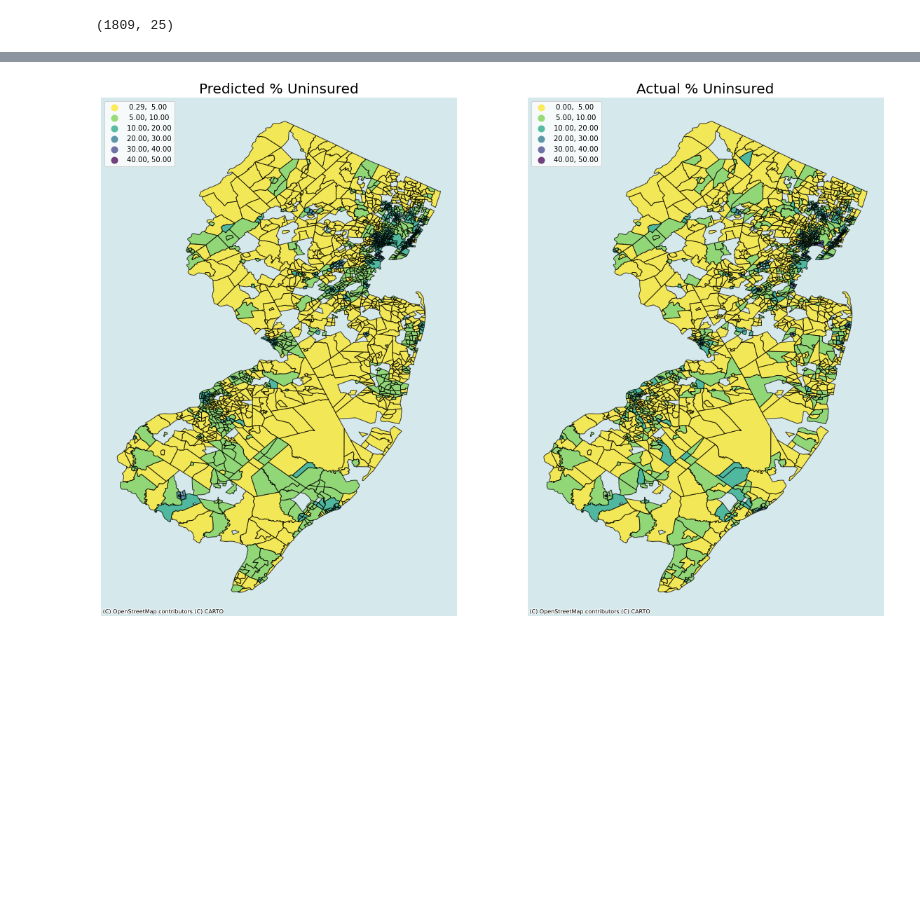
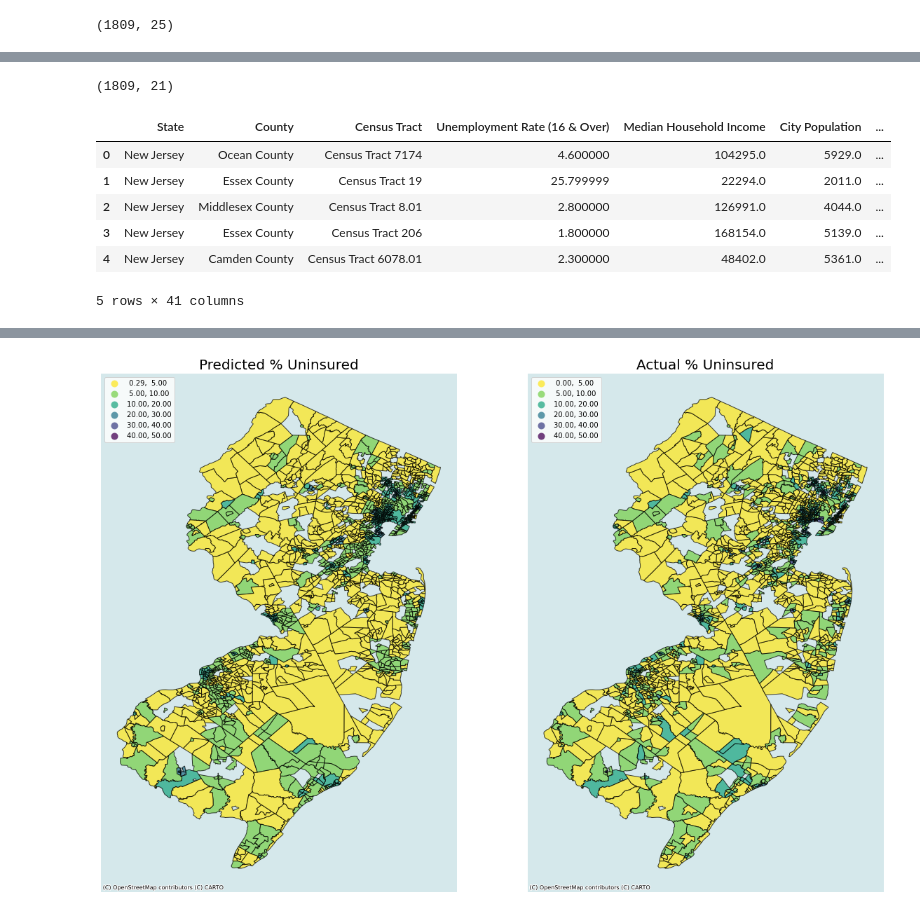
Before and after one commit to Myself1214/Pushing-P-Breakers, a Jupyter notebook: Code/Spatial_Area_Interpolation_Model.ipynb, the cells around one changed output, grey strips where cells are left out. Saved outputs shown, nothing was run; the diff lists cells and outputs as text; code cells hidden in the pictures; blank space fills up the shorter version.

```diff
--- a/Code/Spatial_Area_Interpolation_Model.ipynb
+++ b/Code/Spatial_Area_Interpolation_Model.ipynb
@@ -157,0 +146,26 @@ results = area_interpolate(source_df=df, target_df=tract_info, intensive_variabl
+# %%
+# Create Uninsurance rate columns
+col_dict = {
+'NUI, Under 6 years': '% Uninsured, Under 6 years',
+'NUI, 6-18 years': '% Uninsured, 6-18 years',
+'NUI, 19 to 25 years': '% Uninsured, 19 to 25 years',
+'NUI, 26 to 34 years': '% Uninsured, 26 to 34 years',
+'NUI, 35 to 44 years': '% Uninsured, 35 to 44 years',
+'NUI, 45 to 54 years': '% Uninsured, 45 to 54 years',
+'NUI, 55 to 64 years': '% Uninsured, 55 to 64 years',
+'NUI, 65 years and older': '% Uninsured, 65 years and older',
+'NUI, Men': '% Uninsured, Men',
+'NUI, Women': '% Uninsured, Women',
+'NUI, White': '% Uninsured, White',
+'NUI, African American': '% Uninsured, African American',
+'NUI, American Indian & Alaska Natives': '% Uninsured, American Indian & Alaska Natives',
+'NUI, Asians': '% Uninsured, Asians',
+'NUI, Native Hawaiians & Pacific Islanders': '% Uninsured, Native Hawaiians & Pacific Islanders',
+'NUI, Other Races': '% Uninsured, Other Races'}
+
+percent_cols = list(col_dict.values())
+numeric_cols = list(col_dict.keys())
+
+results.shape
+# %% [output]
+(1809, 21)
@@ -158,3 +179,13 @@ results = area_interpolate(source_df=df, target_df=tract_info, intensive_variabl
+# %%
+tract_info.head()
+# %% [output]
+|  | State | County | Census Tract | Unemployment Rate (16 & Over) | Median Household Income | City Population | ... |
+| 0 | New Jersey | Ocean County | Census Tract 7174 | 4.600000 | 104295.0 | 5929.0 | ... |
+| 1 | New Jersey | Essex County | Census Tract 19 | 25.799999 | 22294.0 | 2011.0 | ... |
+| 2 | New Jersey | Middlesex County | Census Tract 8.01 | 2.800000 | 126991.0 | 4044.0 | ... |
+| 3 | New Jersey | Essex County | Census Tract 206 | 1.800000 | 168154.0 | 5139.0 | ... |
+| 4 | New Jersey | Camden County | Census Tract 6078.01 | 2.300000 | 48402.0 | 5361.0 | ... |
+5 rows × 41 columns
 # %%
 results.head()
 # %% [output]
```
Also changed, not shown: parts of 11 cells of this notebook, 1 other file.
